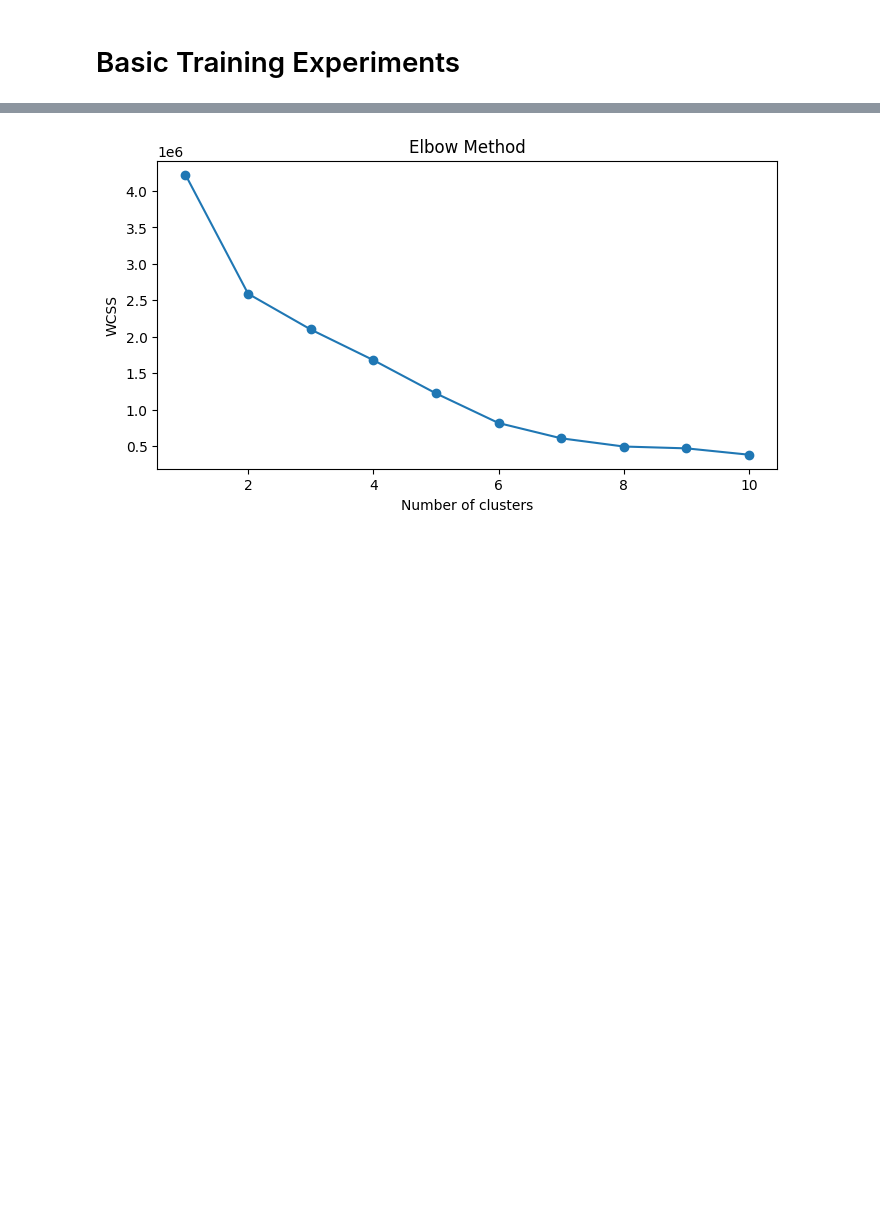
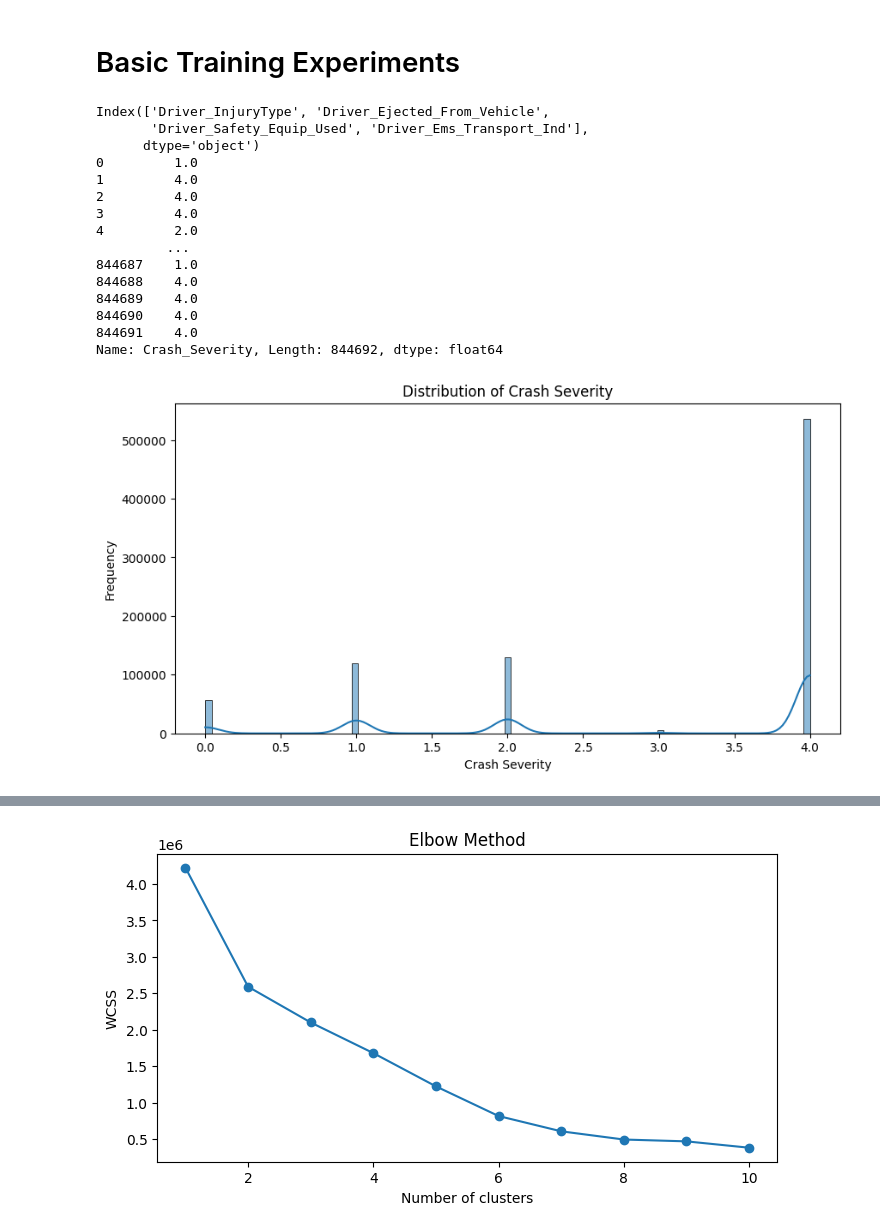
Before and after one commit to IdeaKing/ml4va, a Jupyter notebook: 01_data_experiments.ipynb, the cells around one changed output, grey strips where cells are left out. Drawn from its saved outputs; the diff is of its cells as text; code cells hidden in the pictures; blank space fills up the shorter version.

```diff
--- a/01_data_experiments.ipynb
+++ b/01_data_experiments.ipynb
@@ -218,10 +337,39 @@ Name: Crash_Severity, dtype: float64
 # %%
 # Define target variable and features
 target = 'Crash_Severity'  # Adjust to match the exact column name in your dataset
 
 # Create the feature matrix X and target vector y
-X = data[selected_features]
+X = data[selected_features].drop(columns=[target])
 y = data[target]
+
+
+print(X.columns)
+print(y)
+
+# plot y graph
+plt.figure(figsize=(10, 5))
+sns.histplot(y, kde=True)
+plt.title('Distribution of Crash Severity')
+plt.xlabel('Crash Severity')
+plt.ylabel('Frequency')
+plt.show()
+# %% [output]
+Index(['Driver_InjuryType', 'Driver_Ejected_From_Vehicle',
+       'Driver_Safety_Equip_Used', 'Driver_Ems_Transport_Ind'],
+      dtype='object')
+0         1.0
+1         4.0
+2         4.0
+3         4.0
+4         2.0
+         ...
+844687    1.0
+844688    4.0
+844689    4.0
+844690    4.0
+844691    4.0
+Name: Crash_Severity, Length: 844692, dtype: float64
+[figure, added]
 # %%
 # Split into training and testing sets
 X_train, X_test, y_train, y_test = train_test_split(
```
Also changed, not shown: parts of 27 cells of this notebook, 1 other file.
